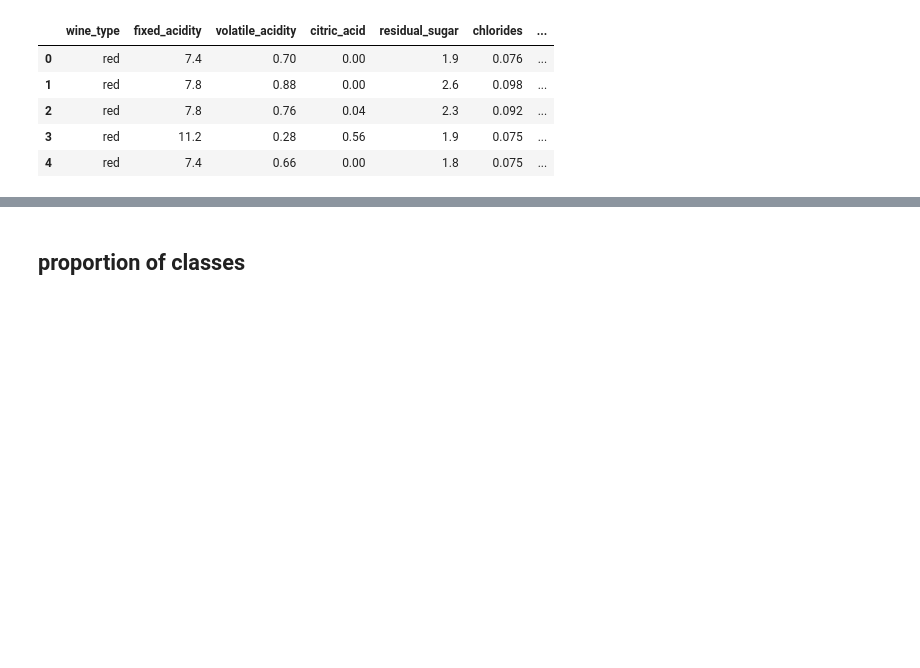
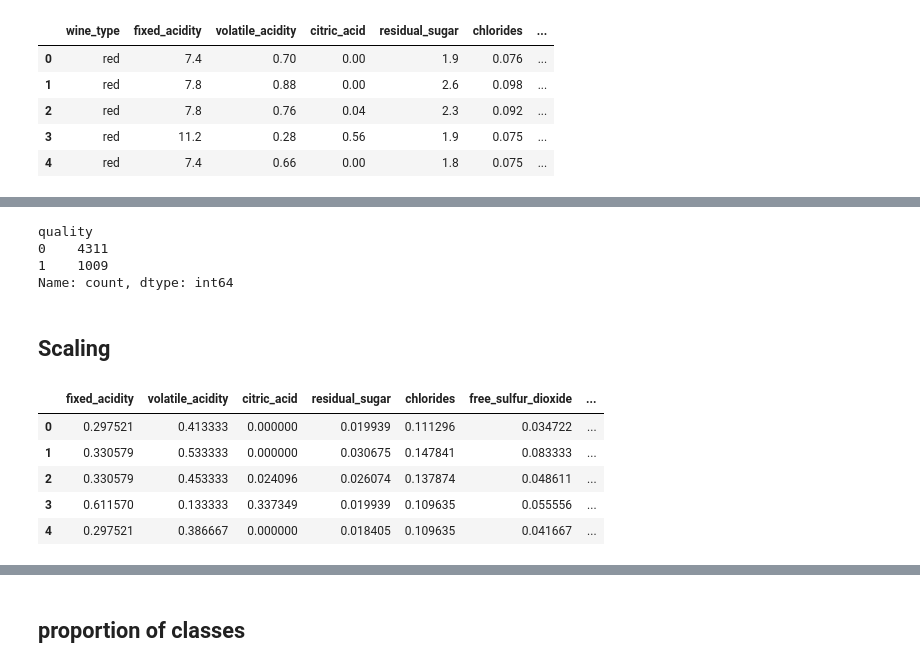
Before and after one commit to Gardenialover/Capstone_Two_Project, a Jupyter notebook: notebooks/4. Pre-processing and Training Data Development.ipynb, the cells around one changed output, grey strips where cells are left out. Cells and saved outputs as stored; diff of their text form; code cells hidden in the pictures; blank space fills up the shorter version.

```diff
--- a/notebooks/4. Pre-processing and Training Data Development.ipynb
+++ b/notebooks/4. Pre-processing and Training Data Development.ipynb
@@ -89,0 +77,10 @@ new_df.head()
+# %%
+new_df["quality"] = new_df["quality"].apply(lambda x : 1 if x >=7 else 0)
+new_df["quality"].value_counts()
+# %% [output]
+quality
+0    4311
+1    1009
+Name: count, dtype: int64
+# %% [markdown]
+## Scaling
@@ -89,0 +96,11 @@ new_df.head()
+# %%
+#Create a new dataframe from `scale-X`
+X_df = pd.DataFrame(scale_X, columns=wine_columns)
+X_df.head()
+# %% [output]
+|  | fixed_acidity | volatile_acidity | citric_acid | residual_sugar | chlorides | free_sulfur_dioxide | ... |
+| 0 | 0.297521 | 0.413333 | 0.000000 | 0.019939 | 0.111296 | 0.034722 | ... |
+| 1 | 0.330579 | 0.533333 | 0.000000 | 0.030675 | 0.147841 | 0.083333 | ... |
+| 2 | 0.330579 | 0.453333 | 0.024096 | 0.026074 | 0.137874 | 0.048611 | ... |
+| 3 | 0.611570 | 0.133333 | 0.337349 | 0.019939 | 0.109635 | 0.055556 | ... |
+| 4 | 0.297521 | 0.386667 | 0.000000 | 0.018405 | 0.109635 | 0.041667 | ... |
```
Also changed, not shown: parts of 27 cells of this notebook.
